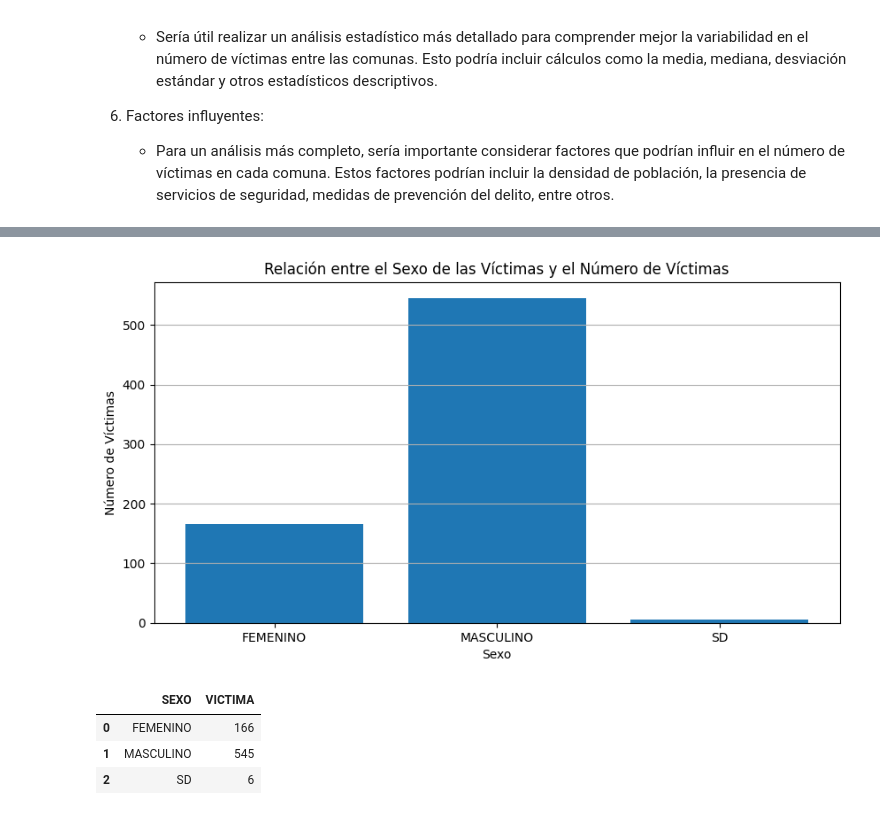
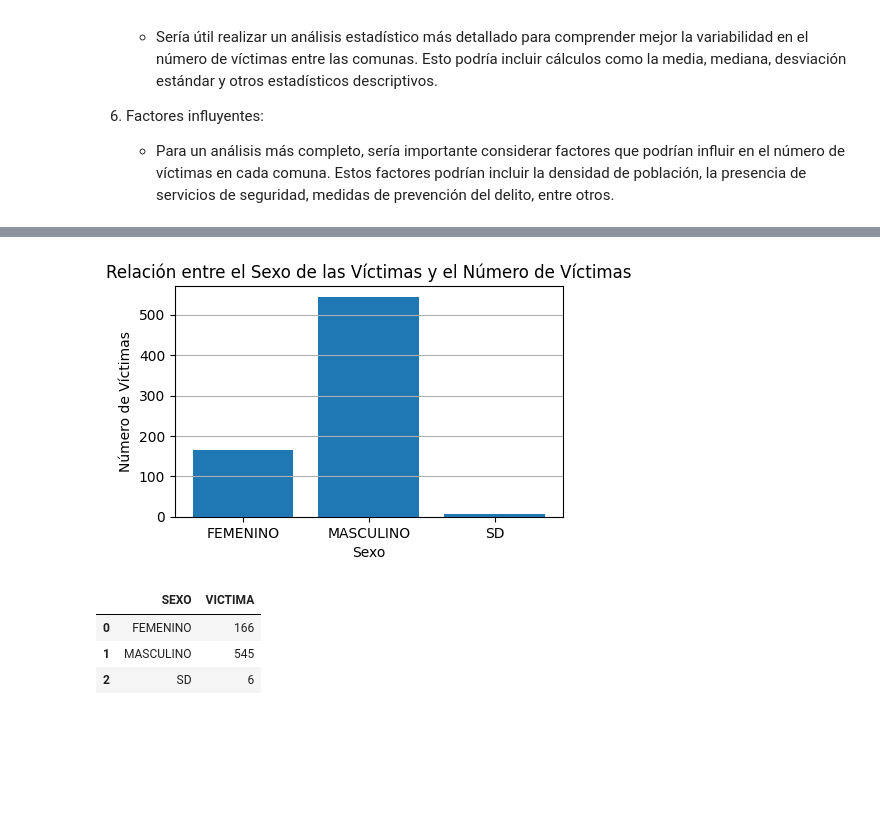
Before and after one commit to Yuliedpardo/PI_DA, a Jupyter notebook: EDA_homicidios.ipynb, the cells around one changed output, grey strips where cells are left out. Saved outputs shown, nothing was run; the diff lists cells and outputs as text; code cells hidden in the pictures; blank space fills up the shorter version.

```diff
--- a/EDA_homicidios.ipynb
+++ b/EDA_homicidios.ipynb
@@ -774,26 +768,22 @@ display(m)
 # %% [output]
 [interactive output not drawn]
 # %%
-import pandas as pd
-import matplotlib.pyplot as plt
-
-# Supongamos que tienes un DataFrame llamado 'combinado' con las columnas 'VICTIMA' y 'SEXO'
 
 # Agrupa los datos por sexo y suma el número de víctimas en cada categoría
 victimas_por_sexo = combinado.groupby('SEXO')['VICTIMA'].count().reset_index()
 
 # Crea la gráfica de barras
-plt.figure(figsize=(10, 5))  # Ajusta el tamaño de la gráfica según tus preferencias
+plt.figure(figsize=(5, 3))  # Ajusta el tamaño de la gráfica según tus preferencias
 plt.bar(victimas_por_sexo['SEXO'], victimas_por_sexo['VICTIMA'])
 plt.title('Relación entre el Sexo de las Víctimas y el Número de Víctimas')
 plt.xlabel('Sexo')
 plt.ylabel('Número de Víctimas')
 plt.grid(axis='y')
 
 # Mostrar la gráfica
 plt.show()
 # %% [output]
-[figure, old version]
+[figure, new version]
 # %%
 victimas_por_sexo
 # %% [output]
```
Also changed, not shown: parts of 8 cells of this notebook, 14 other files.
